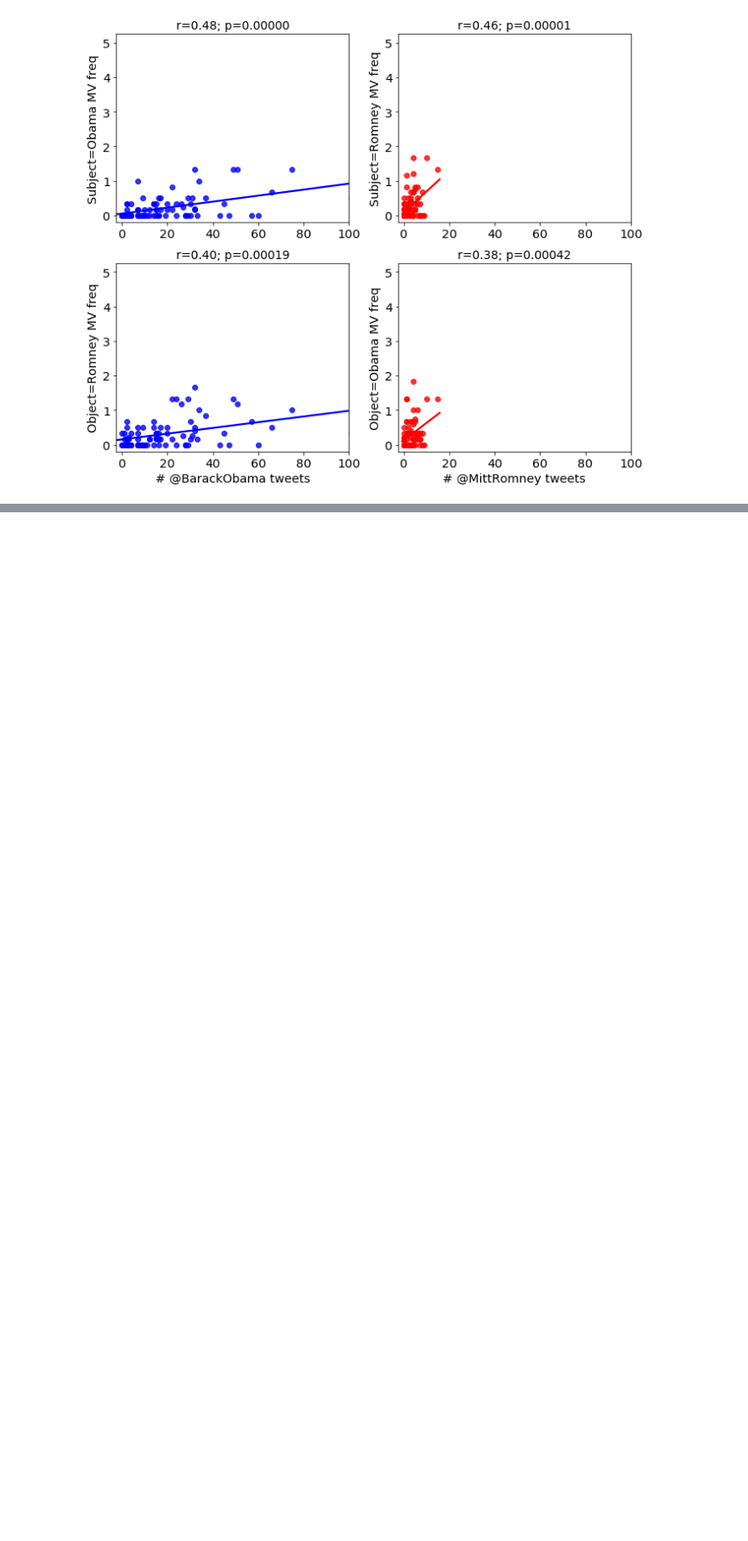
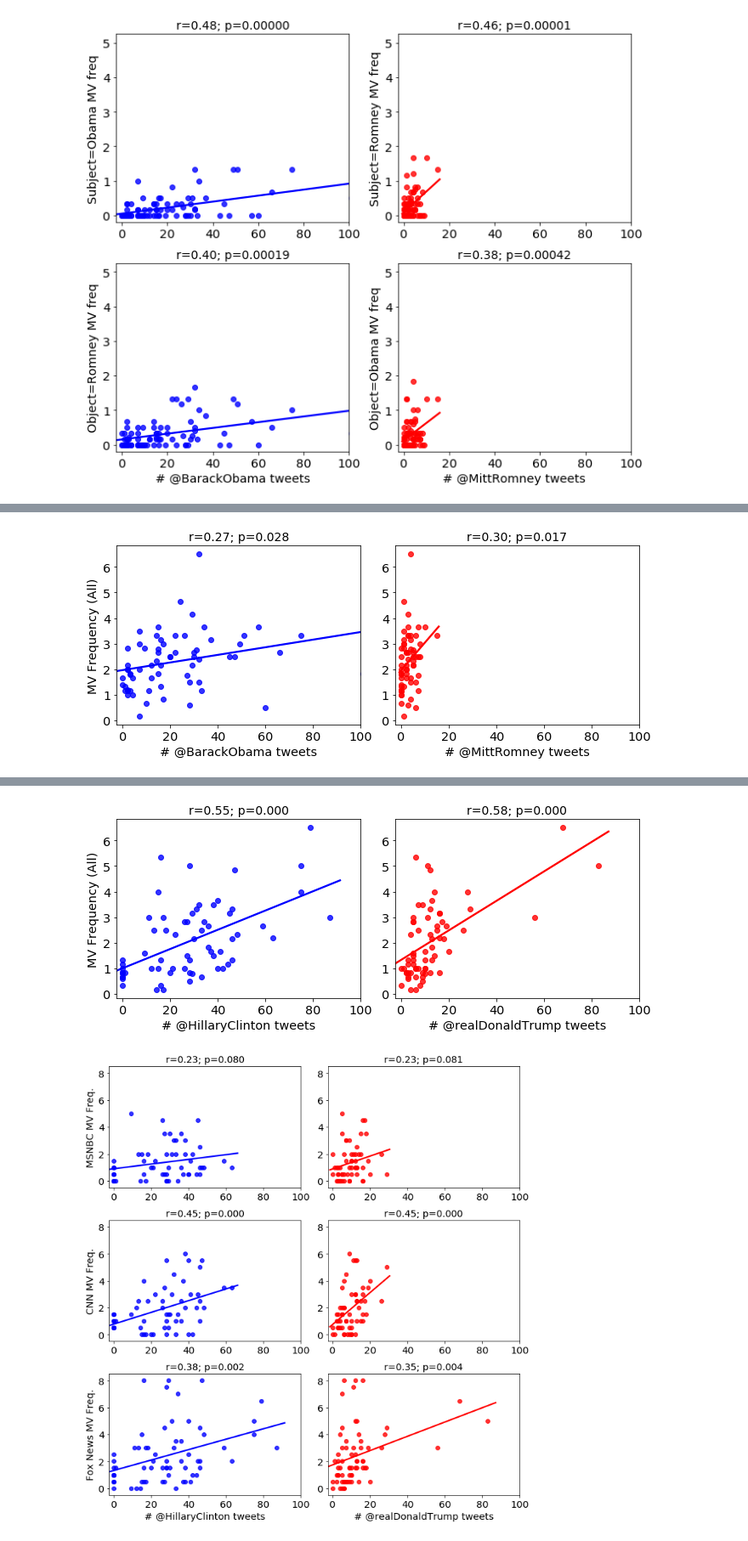
Before and after one commit to mt-digital/metvi-analysis, a Jupyter notebook: Metvi vs Tweet Regressions.ipynb, the cells around one changed output, grey strips where cells are left out. Shown at 85% size. Drawn from its saved outputs; the diff is of its cells as text; code cells hidden in the pictures; blank space fills up the shorter version.

Commit message:
plotting all linregs

```diff
--- a/Metvi vs Tweet Regressions.ipynb
+++ b/Metvi vs Tweet Regressions.ipynb
@@ -147,3 +147,20 @@ plot_regressions(ts_all, by='network', save_path='/Users/mt/Desktop/test-network
 plot_regressions(ts_all, by='subjobj', save_path='/Users/mt/Desktop/test-subjobj-2012.pdf', year=2012)
 # %% [output]
 [figure]
+# %%
+from correlate_tweets import METAPHORS_URL_TEMPLATE, get_project_dataframe
+
+for year in [2012, 2016]:
+    ts_all = correlate_data(year)
+    for by in ['all', 'network', 'subjobj']:
+#         print(year)
+#         print(by)
+        plot_regressions(
+            ts_all,
+            by=by,
+            save_path='/Users/mt/workspace/papers/viomet/natHumB/Figures/{}-{}.pdf'.format(
+                year, by
+            ),
+            year=year
+        )
+# %% [output]
@@ -149,0 +184 @@ plot_regressions(ts_all, by='subjobj', save_path='/Users/mt/Desktop/test-subjobj
+[figure, added]
@@ -149,0 +187,2 @@ plot_regressions(ts_all, by='subjobj', save_path='/Users/mt/Desktop/test-subjobj
+[figure, added]
+[figure, added]
```
Also changed, not shown: parts of 6 cells of this notebook, 1 other file.
